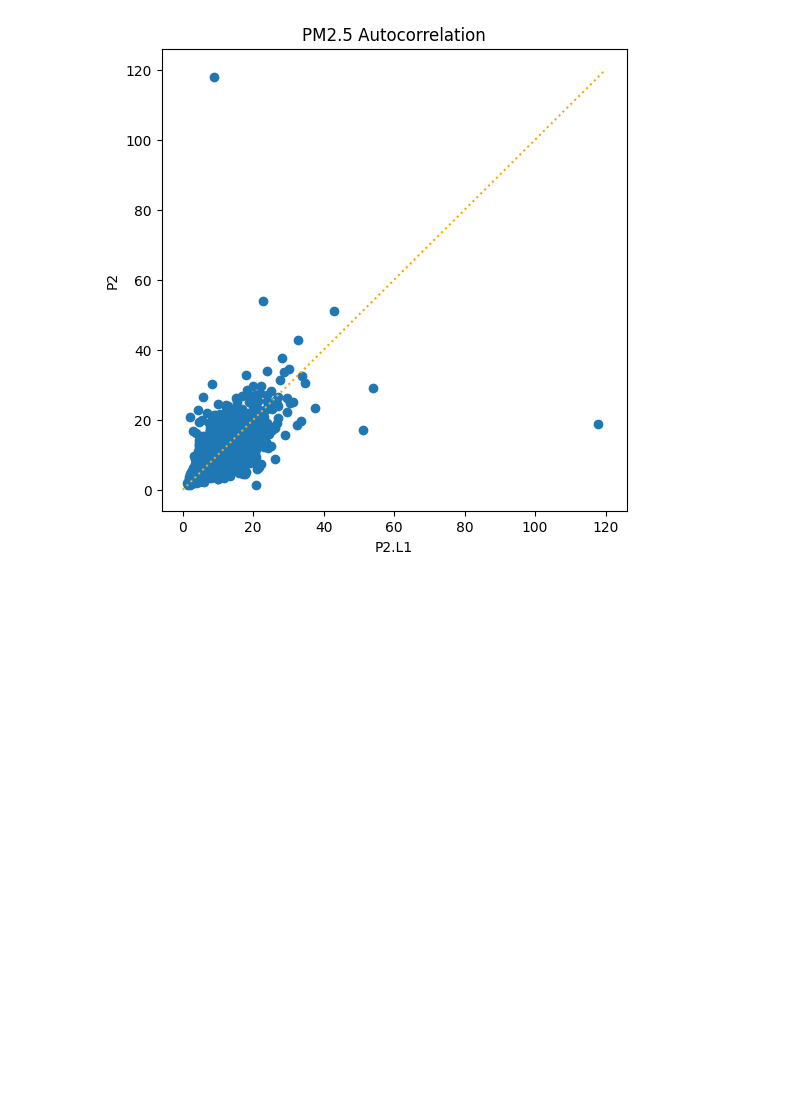
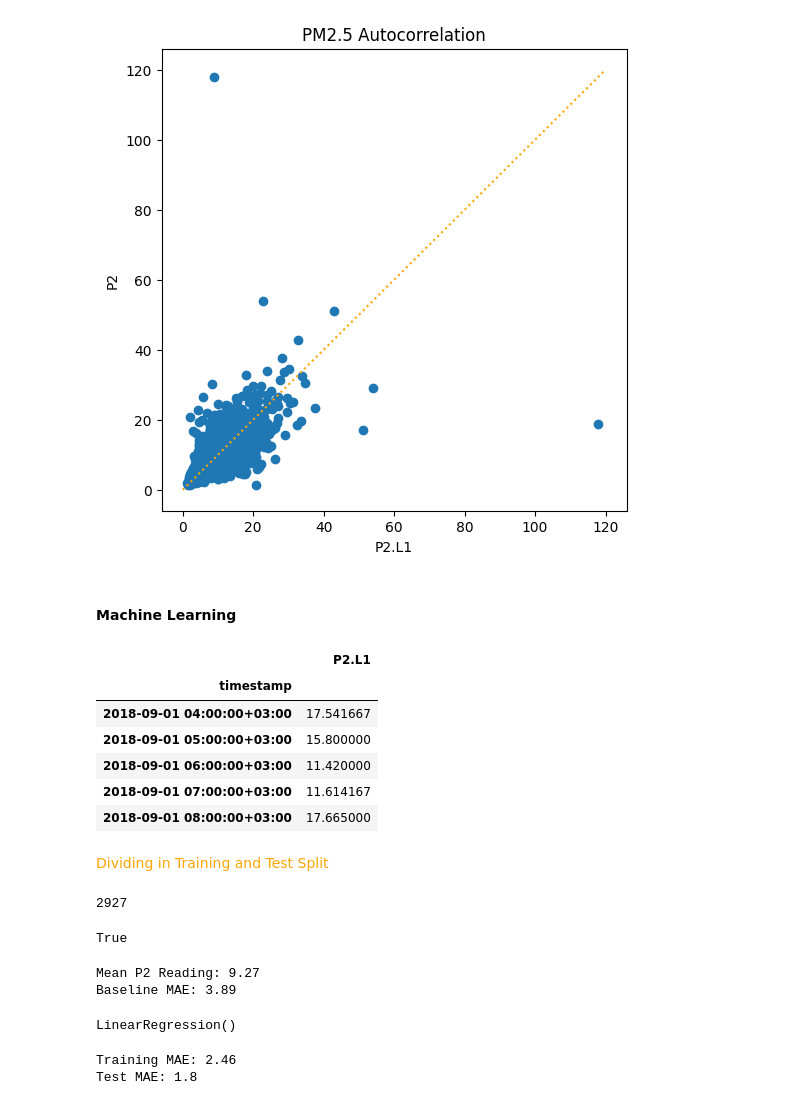
Before and after one commit to tech-ml-quant-luv/Applied_data_science_lab_worldquant, a Jupyter notebook: Project 3 - Air Quality in Nairobi (time-series)/032-linear-model-with-time-series-data.ipynb, the cells around one changed output. Drawn from its saved outputs; the diff is of its cells as text; code cells hidden in the pictures; blank space fills up the shorter version.

```diff
--- a/Project 3 - Air Quality in Nairobi (time-series)/032-linear-model-with-time-series-data.ipynb
+++ b/Project 3 - Air Quality in Nairobi (time-series)/032-linear-model-with-time-series-data.ipynb
@@ -130,3 +130,5 @@ ax.set_title("PM2.5 Autocorrelation")
 # %% [output]
 Text(0.5, 1.0, 'PM2.5 Autocorrelation')
 [figure]
+# %% [markdown]
+#### Machine Learning
@@ -132,0 +139,16 @@ Text(0.5, 1.0, 'PM2.5 Autocorrelation')
+# %%
+X.head()
+# %% [output]
+|  | P2.L1 |
+| timestamp |  |
+| 2018-09-01 04:00:00+03:00 | 17.541667 |
+| 2018-09-01 05:00:00+03:00 | 15.800000 |
+| 2018-09-01 06:00:00+03:00 | 11.420000 |
+| 2018-09-01 07:00:00+03:00 | 11.614167 |
+| 2018-09-01 08:00:00+03:00 | 17.665000 |
+# %% [markdown]
+<p style="color:orange">Dividing in Training and Test Split</p>
+# %%
+print(len(X))
+# %% [output]
+2927
@@ -132,0 +159,26 @@ Text(0.5, 1.0, 'PM2.5 Autocorrelation')
+# %%
+len(X_train) + len(X_test) == len(X)
+# %% [output]
+True
+# %%
+y_pred_baseline = [y_train.mean()] *len(y_train)
+mae_baseline = mean_absolute_error(y_train,y_pred_baseline)
+
+print("Mean P2 Reading:", round(y_train.mean(), 2))
+print("Baseline MAE:", round(mae_baseline, 2))
+# %% [output]
+Mean P2 Reading: 9.27
+Baseline MAE: 3.89
+# %%
+model = LinearRegression()
+model.fit(X_train,y_train)
+# %% [output]
+LinearRegression()
+# %%
+training_mae = mean_absolute_error(y_train,model.predict(X_train))
+test_mae = mean_absolute_error(y_test,model.predict(X_test))
+print("Training MAE:", round(training_mae,2))
+print("Test MAE:", round(test_mae,2))
+# %% [output]
+Training MAE: 2.46
+Test MAE: 1.8
```
Also changed, not shown: parts of 6 cells of this notebook.
